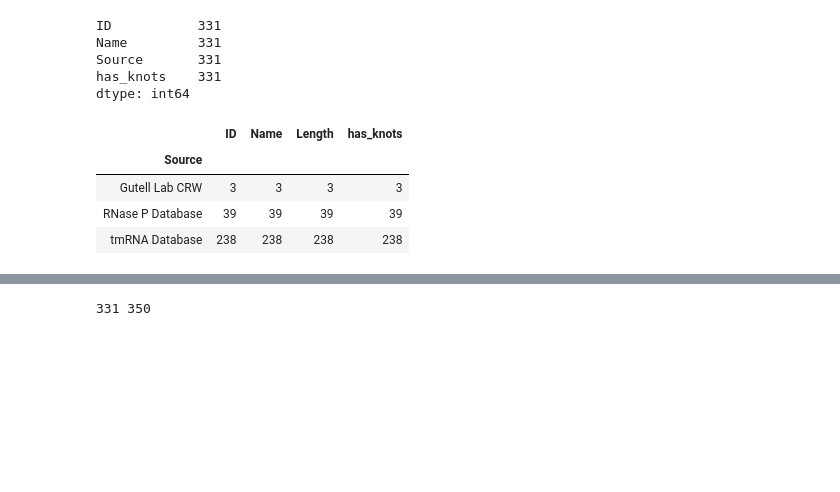
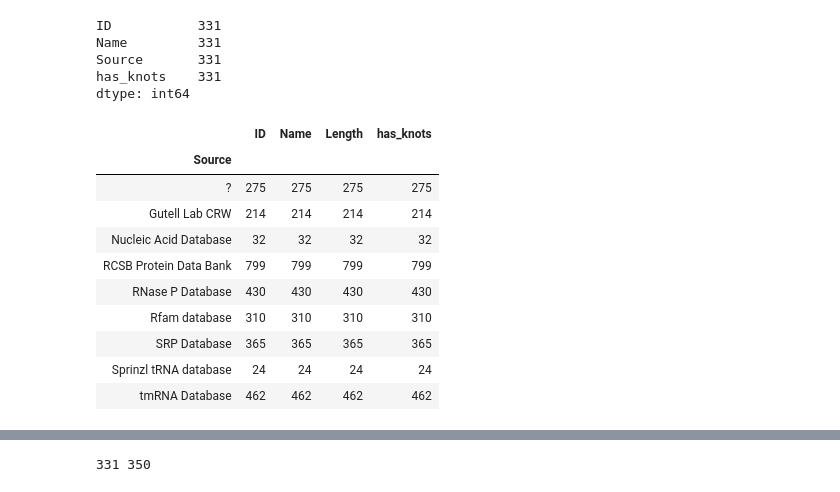
Before and after one commit to SacredArrow/Secondary_structure_public, a Jupyter notebook: Untitled.ipynb, the cells around one changed output, grey strips where cells are left out. Cells and saved outputs as stored; diff of their text form; code cells hidden in the pictures; blank space fills up the shorter version.

```diff
--- a/Untitled.ipynb
+++ b/Untitled.ipynb
@@ -6,7 +6,7 @@ sns.set(rc={'figure.figsize':(11.7,8.27)})
 # %%
 df = pd.read_csv("out.csv")
 # %%
-df = df[df.has_knots == 1]
+# df = df[df.has_knots == 1]
 # %%
 df.head()
 # %% [output]
@@ -73,10 +73,16 @@ Source       331
 has_knots    331
 dtype: int64
 # %%
-df[(df.Length <=365) & (df.Length >=345)].groupby("Source").count()
+df[(df.Length <=600) & (df.Length >=0)].groupby("Source").count()
 # %% [output]
 |  | ID | Name | Length | has_knots |
 | Source |  |  |  |  |
-| Gutell Lab CRW | 3 | 3 | 3 | 3 |
-| RNase P Database | 39 | 39 | 39 | 39 |
-| tmRNA Database | 238 | 238 | 238 | 238 |
+| ? | 275 | 275 | 275 | 275 |
+| Gutell Lab CRW | 214 | 214 | 214 | 214 |
+| Nucleic Acid Database | 32 | 32 | 32 | 32 |
+| RCSB Protein Data Bank | 799 | 799 | 799 | 799 |
+| RNase P Database | 430 | 430 | 430 | 430 |
+| Rfam database | 310 | 310 | 310 | 310 |
+| SRP Database | 365 | 365 | 365 | 365 |
+| Sprinzl tRNA database | 24 | 24 | 24 | 24 |
+| tmRNA Database | 462 | 462 | 462 | 462 |
```
Also changed, not shown: parts of 11 cells of this notebook, 7 other files.
